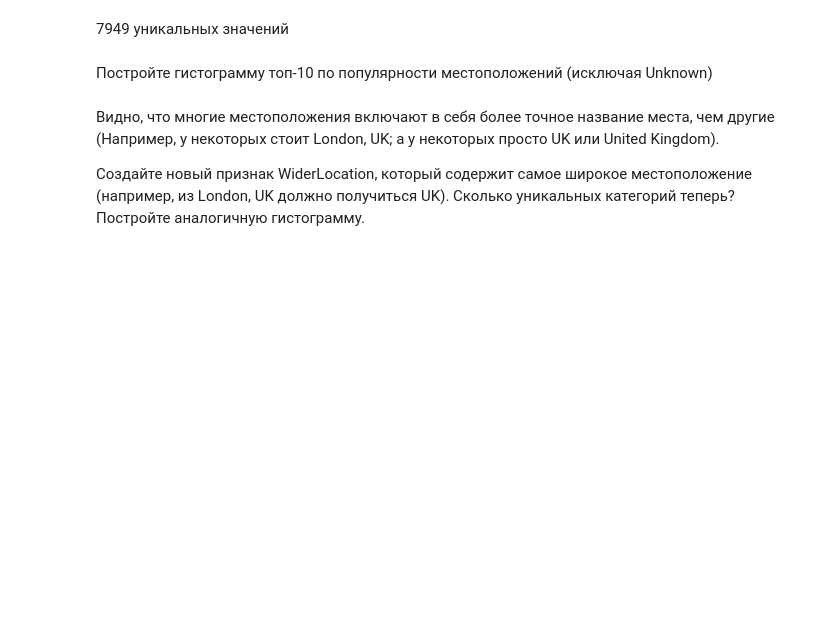
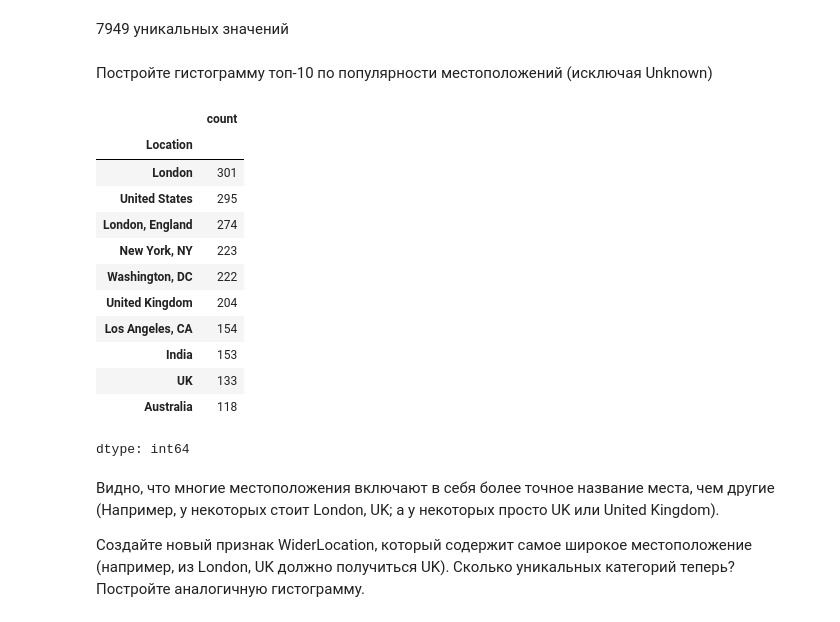
Before and after one commit to stass9966/programming-technologies, a Jupyter notebook: 2025/homeworks/hw06_texts/hw06_texts.ipynb, the cells around one changed output. Drawn from its saved outputs; the diff is of its cells as text; code cells hidden in the pictures; blank space fills up the shorter version.

```diff
--- a/2025/homeworks/hw06_texts/hw06_texts.ipynb
+++ b/2025/homeworks/hw06_texts/hw06_texts.ipynb
@@ -794,3 +799,21 @@ train['Location'].nunique()
+# %%
+# -- YOUR CODE HERE --
+location_without_unknown = train[train['Location'] != 'Unknown']['Location']
+location_without_unknown_top_10 = location_without_unknown.value_counts()[:10]
+# %% [output]
+|  | count |
+| Location |  |
+| London | 301 |
+| United States | 295 |
+| London, England | 274 |
+| New York, NY | 223 |
+| Washington, DC | 222 |
+| United Kingdom | 204 |
+| Los Angeles, CA | 154 |
+| India | 153 |
+| UK | 133 |
+| Australia | 118 |
+dtype: int64
 # %% [markdown]
 Видно, что многие местоположения включают в себя более точное название места, чем другие (Например, у некоторых стоит London, UK; а у некоторых просто UK или United Kingdom).
 
```
Also changed, not shown: parts of 4 cells of this notebook.
